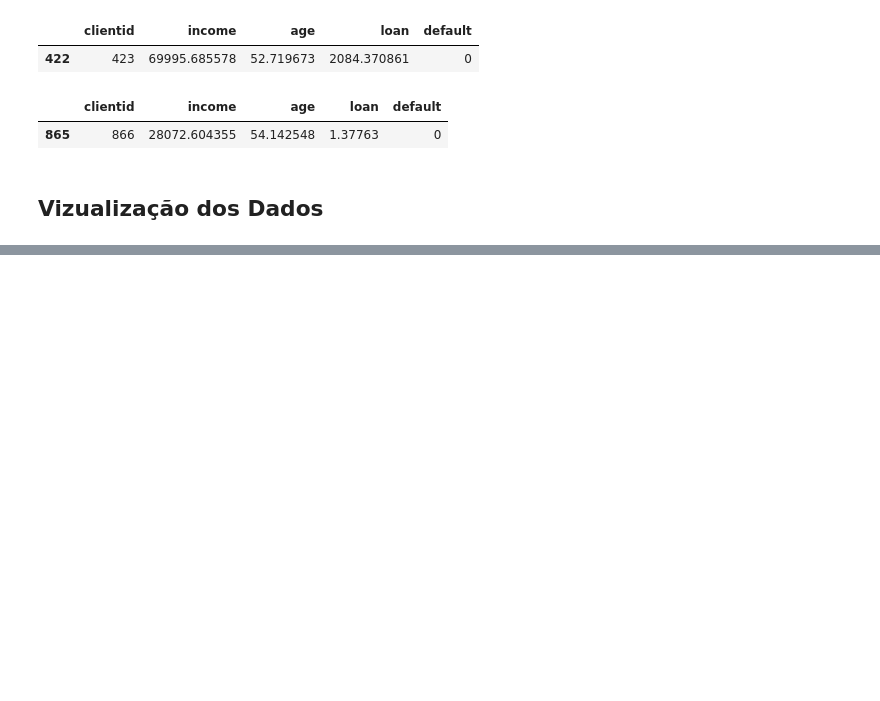
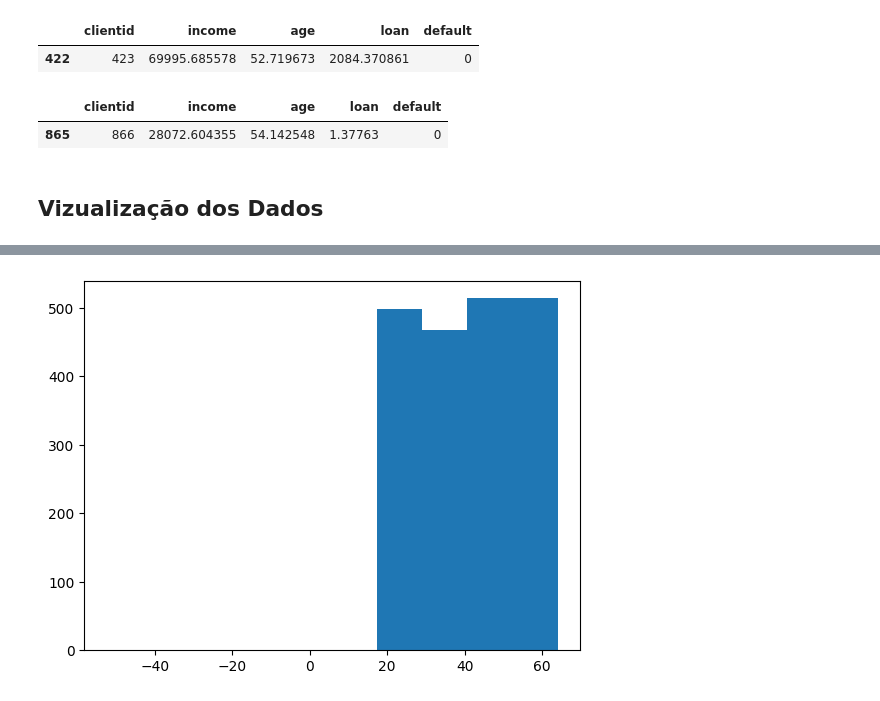
Before and after one commit to llucascr/MachineLearning, a Jupyter notebook: MachineLearningCourse/src/machinelearningcourse/pre-processamentoDados.ipynb, the cells around one changed output, grey strips where cells are left out. Drawn from its saved outputs; the diff is of its cells as text; code cells hidden in the pictures; blank space fills up the shorter version.

```diff
--- a/MachineLearningCourse/src/machinelearningcourse/pre-processamentoDados.ipynb
+++ b/MachineLearningCourse/src/machinelearningcourse/pre-processamentoDados.ipynb
@@ -88,0 +98,4 @@ base_credit[base_credit["loan"] <= 1.377630]
+# %%
+plt.hist(x = base_credit["age"]); #Contar a frequencia separada por cada grupo
+# %% [output]
+[figure, added]
```
Also changed, not shown: parts of 7 cells of this notebook, 2 other files.
